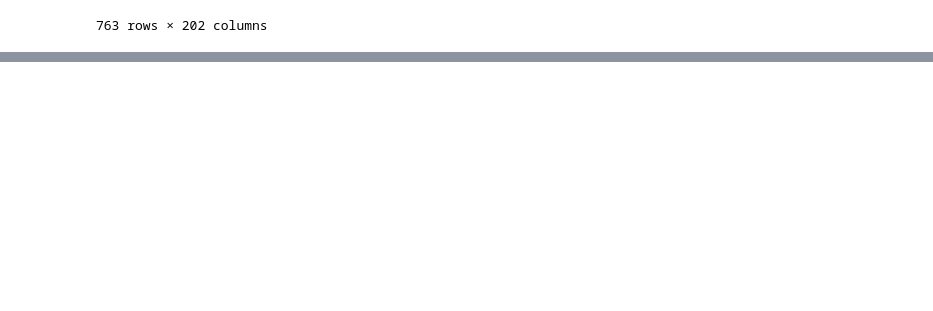
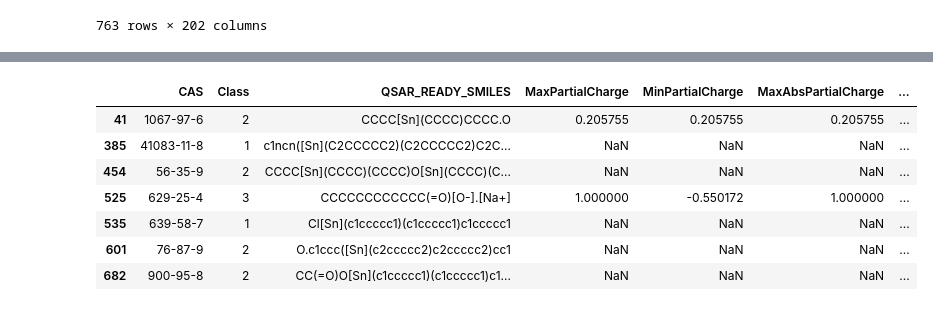
Before and after one commit to ssd6515/ChemClassifier, a Jupyter notebook: RDKit Data Exraction/Generate_RDKit_Features.ipynb, the cells around one changed output, grey strips where cells are left out. Drawn from its saved outputs; the diff is of its cells as text; code cells hidden in the pictures; blank space fills up the shorter version.

```diff
--- a/RDKit Data Exraction/Generate_RDKit_Features.ipynb
+++ b/RDKit Data Exraction/Generate_RDKit_Features.ipynb
@@ -403,0 +443,12 @@ df_cleaned.to_csv('rdkit_data.csv', index=False)
+# %%
+cols = ['CAS', 'Class', 'QSAR_READY_SMILES'] + nan_columns
+nan_rows.loc[:, cols]
+# %% [output]
+|  | CAS | Class | QSAR_READY_SMILES | MaxPartialCharge | MinPartialCharge | MaxAbsPartialCharge | ... |
+| 41 | 1067-97-6 | 2 | CCCC[Sn](CCCC)CCCC.O | 0.205755 | 0.205755 | 0.205755 | ... |
+| 385 | 41083-11-8 | 1 | c1ncn([Sn](C2CCCCC2)(C2CCCCC2)C2C... | NaN | NaN | NaN | ... |
+| 454 | 56-35-9 | 2 | CCCC[Sn](CCCC)(CCCC)O[Sn](CCCC)(C... | NaN | NaN | NaN | ... |
+| 525 | 629-25-4 | 3 | CCCCCCCCCCCC(=O)[O-].[Na+] | 1.000000 | -0.550172 | 1.000000 | ... |
+| 535 | 639-58-7 | 1 | Cl[Sn](c1ccccc1)(c1ccccc1)c1ccccc1 | NaN | NaN | NaN | ... |
+| 601 | 76-87-9 | 2 | O.c1ccc([Sn](c2ccccc2)c2ccccc2)cc1 | NaN | NaN | NaN | ... |
+| 682 | 900-95-8 | 2 | CC(=O)O[Sn](c1ccccc1)(c1ccccc1)c1... | NaN | NaN | NaN | ... |
```
Also changed, not shown: parts of 3 cells of this notebook, 19 other files.
